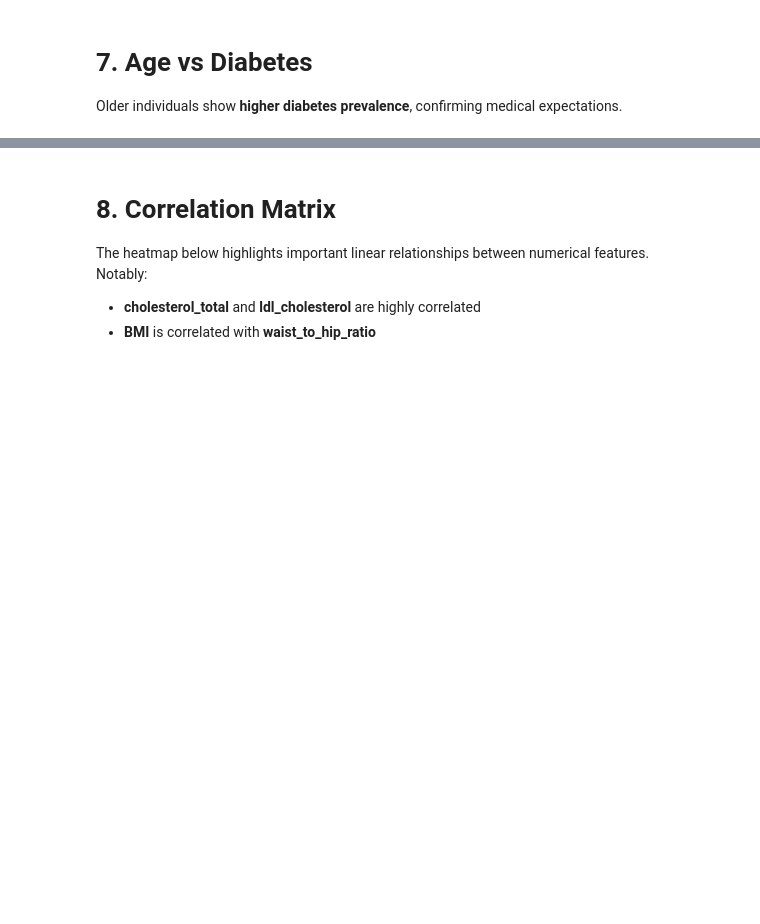
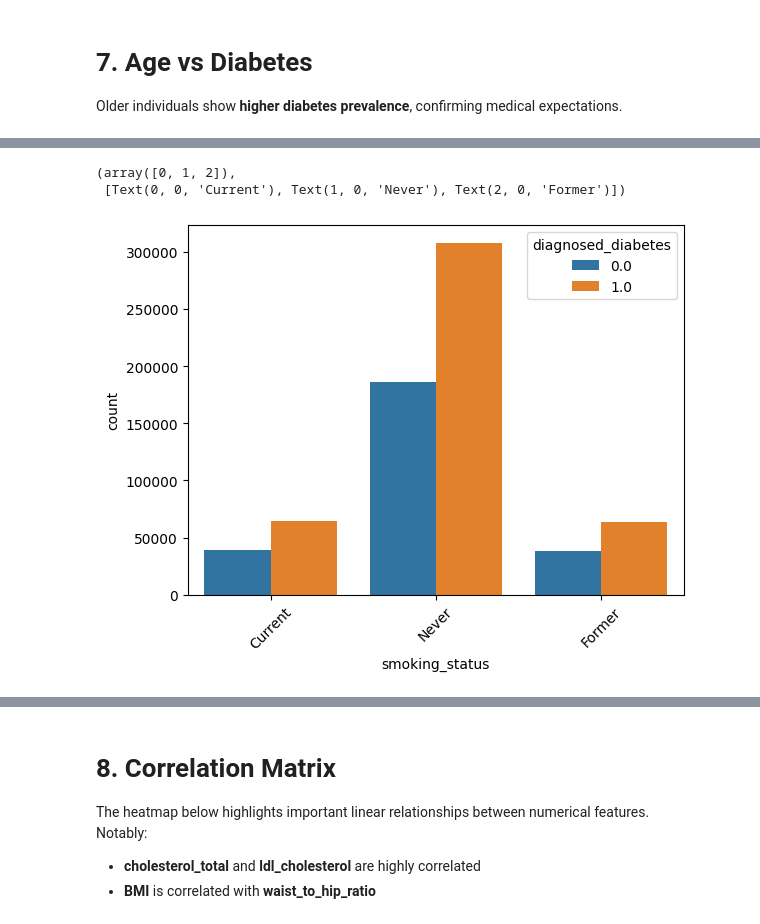
Before and after one commit to iliaselamrani212/Diabetes-Prediction, a Jupyter notebook: Diabetes Prediction EDA.ipynb, the cells around one changed output, grey strips where cells are left out. Saved outputs shown, nothing was run; the diff lists cells and outputs as text; code cells hidden in the pictures; blank space fills up the shorter version.

```diff
--- a/Diabetes Prediction EDA.ipynb
+++ b/Diabetes Prediction EDA.ipynb
@@ -163,3 +149,10 @@ train.boxplot(column ='age',by='diagnosed_diabetes')
 [figure]
+# %%
+sns.countplot(x='smoking_status', hue='diagnosed_diabetes', data=train)
+plt.xticks(rotation=45)
+# %% [output]
+(array([0, 1, 2]),
+ [Text(0, 0, 'Current'), Text(1, 0, 'Never'), Text(2, 0, 'Former')])
+[figure, added]
 # %%
 sns.countplot(x='diagnosed_diabetes', data=train)
```
Also changed, not shown: parts of 10 cells of this notebook.
